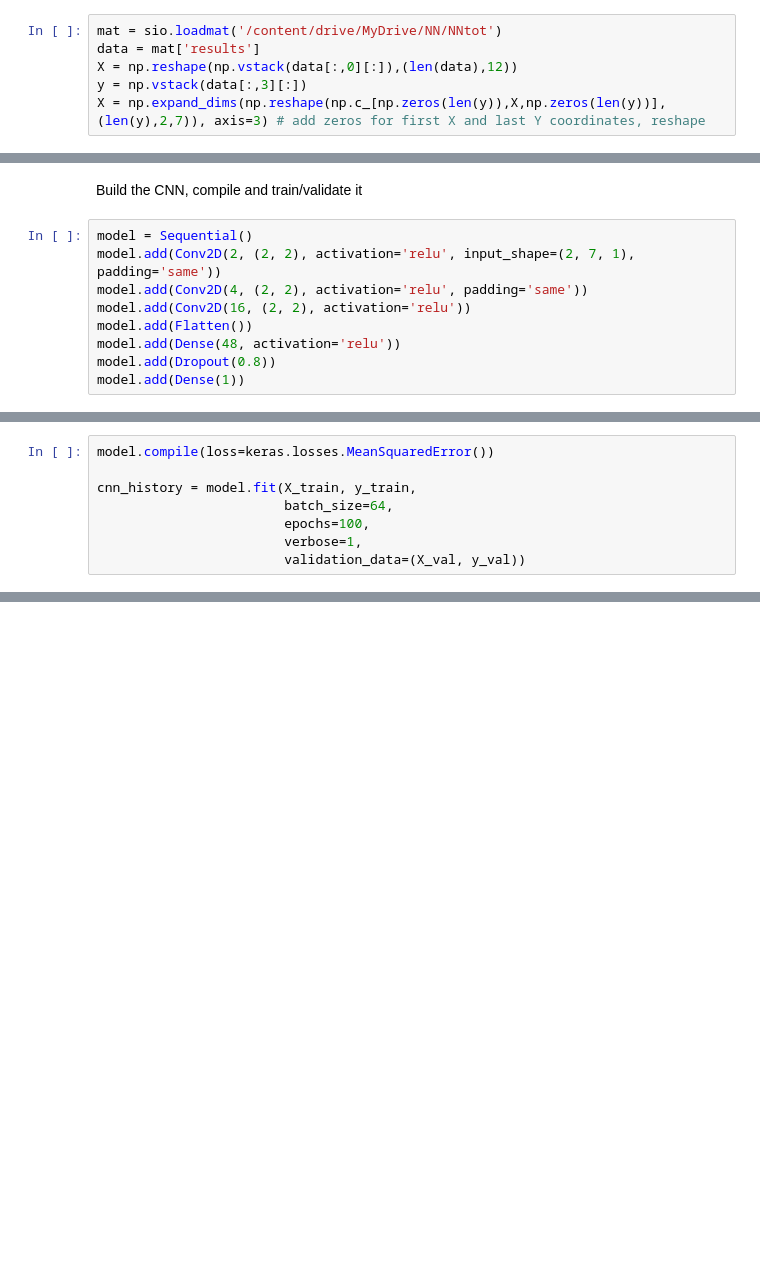
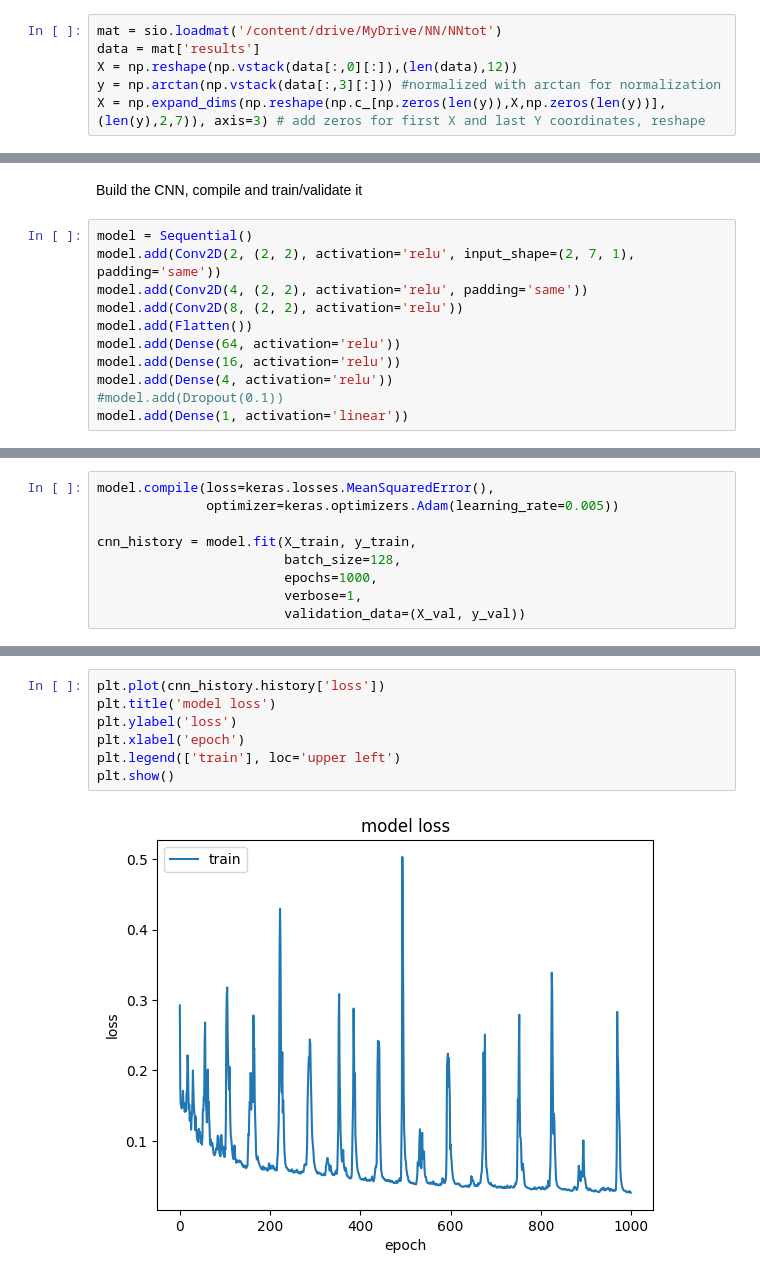
Before and after one commit to cu2mauro/NN_matlab_bubble, a Jupyter notebook: ColabCNN.ipynb, the cells around one changed output, grey strips where cells are left out. Drawn from its saved outputs; the diff is of its cells as text; blank space fills up the shorter version.

```diff
--- a/ColabCNN.ipynb
+++ b/ColabCNN.ipynb
@@ -33,7 +35,7 @@ Load dataset: vectors of control points in X, actions in y.
 mat = sio.loadmat('/content/drive/MyDrive/NN/NNtot')
 data = mat['results']
 X = np.reshape(np.vstack(data[:,0][:]),(len(data),12))
-y = np.vstack(data[:,3][:])
+y = np.arctan(np.vstack(data[:,3][:])) #normalized with arctan for normalization
 X = np.expand_dims(np.reshape(np.c_[np.zeros(len(y)),X,np.zeros(len(y))],(len(y),2,7)), axis=3) # add zeros for first X and last Y coordinates, reshape
 # %%
 print(X.shape,y.shape)
@@ -77,10 +79,12 @@ Build the CNN, compile and train/validate it
 model = Sequential()
 model.add(Conv2D(2, (2, 2), activation='relu', input_shape=(2, 7, 1), padding='same'))
 model.add(Conv2D(4, (2, 2), activation='relu', padding='same'))
-model.add(Conv2D(16, (2, 2), activation='relu'))
+model.add(Conv2D(8, (2, 2), activation='relu'))
 model.add(Flatten())
-model.add(Dense(48, activation='relu'))
-model.add(Dropout(0.8))
-model.add(Dense(1))
+model.add(Dense(64, activation='relu'))
+model.add(Dense(16, activation='relu'))
+model.add(Dense(4, activation='relu'))
+#model.add(Dropout(0.1))
+model.add(Dense(1, activation='linear'))
 # %%
 model.summary()
@@ -107,9 +91,10 @@ _________________________________________________________________
 # %%
-model.compile(loss=keras.losses.MeanSquaredError())
+model.compile(loss=keras.losses.MeanSquaredError(),
+              optimizer=keras.optimizers.Adam(learning_rate=0.005))
 
 cnn_history = model.fit(X_train, y_train,
-                        batch_size=64,
-                        epochs=100,
+                        batch_size=128,
+                        epochs=1000,
                         verbose=1,
                         validation_data=(X_val, y_val))
 # %% [output]
@@ -133,3 +118,12 @@ Epoch 100/100
+# %%
+plt.plot(cnn_history.history['loss'])
+plt.title('model loss')
+plt.ylabel('loss')
+plt.xlabel('epoch')
+plt.legend(['train'], loc='upper left')
+plt.show()
+# %% [output]
+[figure, added]
 # %%
 score = model.evaluate(X_test, y_test, verbose=0)
 print('Test accuracy:', score)
```
Also changed, not shown: parts of 9 cells of this notebook.
